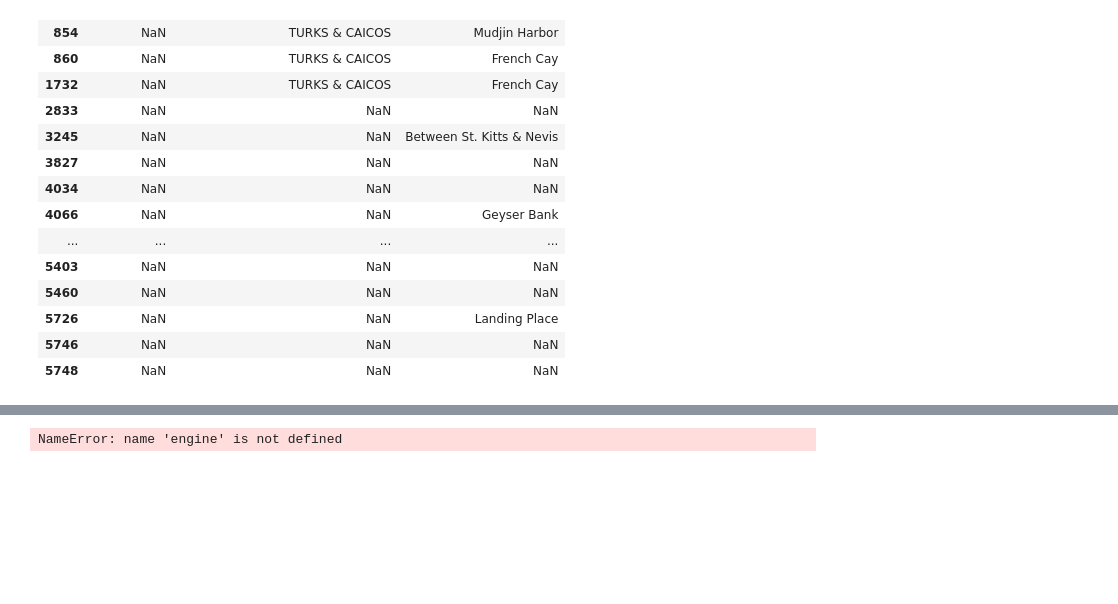
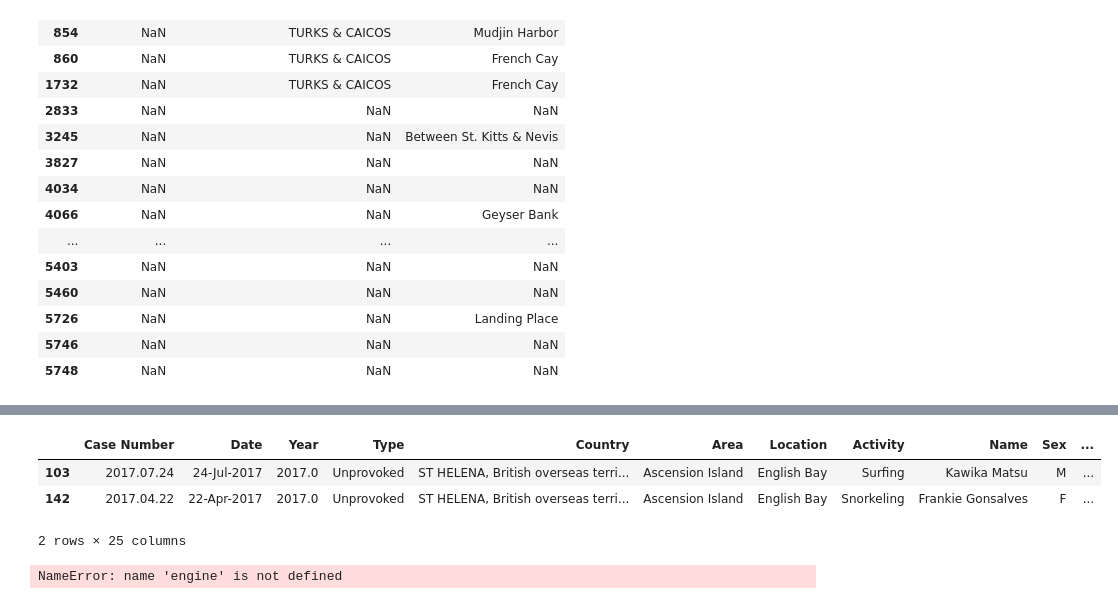
Before and after one commit to ajcipolle/sharkattack, a Jupyter notebook: speedCleaning.ipynb, the cells around one changed output, grey strips where cells are left out. Saved outputs shown, nothing was run; the diff lists cells and outputs as text; code cells hidden in the pictures; blank space fills up the shorter version.

```diff
--- a/speedCleaning.ipynb
+++ b/speedCleaning.ipynb
@@ -550 +484,9 @@ data_merged
+# %%
+# checking
+merged_df.loc[merged_df['Location'] == 'English Bay']
+# %% [output]
+|  | Case Number | Date | Year | Type | Country | Area | Location | Activity | Name | Sex | ... |
+| 103 | 2017.07.24 | 24-Jul-2017 | 2017.0 | Unprovoked | ST HELENA, British overseas terri... | Ascension Island | English Bay | Surfing | Kawika Matsu | M | ... |
+| 142 | 2017.04.22 | 22-Apr-2017 | 2017.0 | Unprovoked | ST HELENA, British overseas terri... | Ascension Island | English Bay | Snorkeling | Frankie Gonsalves | F | ... |
+2 rows × 25 columns
 # %%
```
Also changed, not shown: parts of 15 cells of this notebook, 1 other file.
